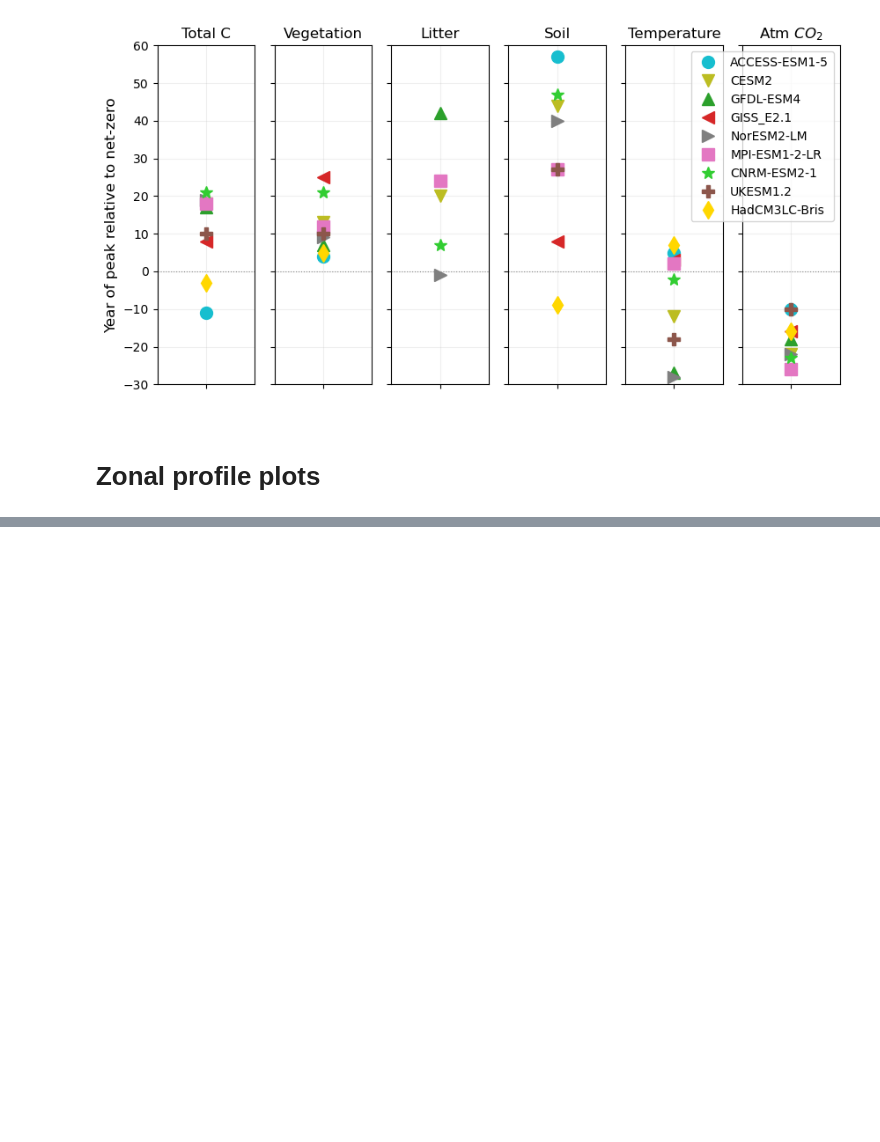
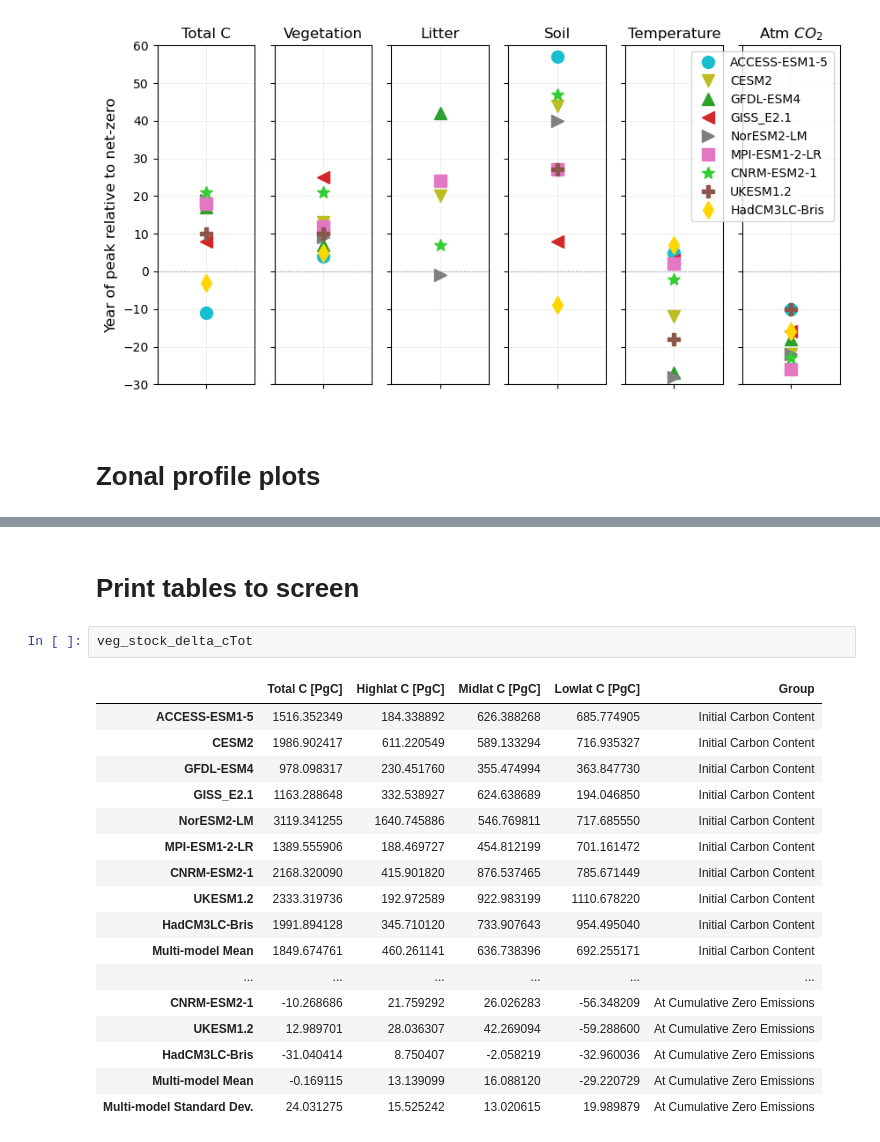
Before and after one commit to aswann/flat10MIP_analysis, a Jupyter notebook: figures_paper.ipynb, the cells around one changed output, grey strips where cells are left out. Cells and saved outputs as stored; diff of their text form; blank space fills up the shorter version.

```diff
--- a/figures_paper.ipynb
+++ b/figures_paper.ipynb
@@ -1242,0 +1333,22 @@ done saving file
+# %% [markdown]
+# Print tables to screen
+# %%
+veg_stock_delta_cTot
+# %% [output]
+|  | Total C [PgC] | Highlat C [PgC] | Midlat C [PgC] | Lowlat C [PgC] | Group |
+| ACCESS-ESM1-5 | 1516.352349 | 184.338892 | 626.388268 | 685.774905 | Initial Carbon Content |
+| CESM2 | 1986.902417 | 611.220549 | 589.133294 | 716.935327 | Initial Carbon Content |
+| GFDL-ESM4 | 978.098317 | 230.451760 | 355.474994 | 363.847730 | Initial Carbon Content |
+| GISS_E2.1 | 1163.288648 | 332.538927 | 624.638689 | 194.046850 | Initial Carbon Content |
+| NorESM2-LM | 3119.341255 | 1640.745886 | 546.769811 | 717.685550 | Initial Carbon Content |
+| MPI-ESM1-2-LR | 1389.555906 | 188.469727 | 454.812199 | 701.161472 | Initial Carbon Content |
+| CNRM-ESM2-1 | 2168.320090 | 415.901820 | 876.537465 | 785.671449 | Initial Carbon Content |
+| UKESM1.2 | 2333.319736 | 192.972589 | 922.983199 | 1110.678220 | Initial Carbon Content |
+| HadCM3LC-Bris | 1991.894128 | 345.710120 | 733.907643 | 954.495040 | Initial Carbon Content |
+| Multi-model Mean | 1849.674761 | 460.261141 | 636.738396 | 692.255171 | Initial Carbon Content |
+| ... | ... | ... | ... | ... | ... |
+| CNRM-ESM2-1 | -10.268686 | 21.759292 | 26.026283 | -56.348209 | At Cumulative Zero Emissions |
+| UKESM1.2 | 12.989701 | 28.036307 | 42.269094 | -59.288600 | At Cumulative Zero Emissions |
+| HadCM3LC-Bris | -31.040414 | 8.750407 | -2.058219 | -32.960036 | At Cumulative Zero Emissions |
+| Multi-model Mean | -0.169115 | 13.139099 | 16.088120 | -29.220729 | At Cumulative Zero Emissions |
+| Multi-model Standard Dev. | 24.031275 | 15.525242 | 13.020615 | 19.989879 | At Cumulative Zero Emissions |
```
Also changed, not shown: parts of 11 cells of this notebook, 13 other files.
